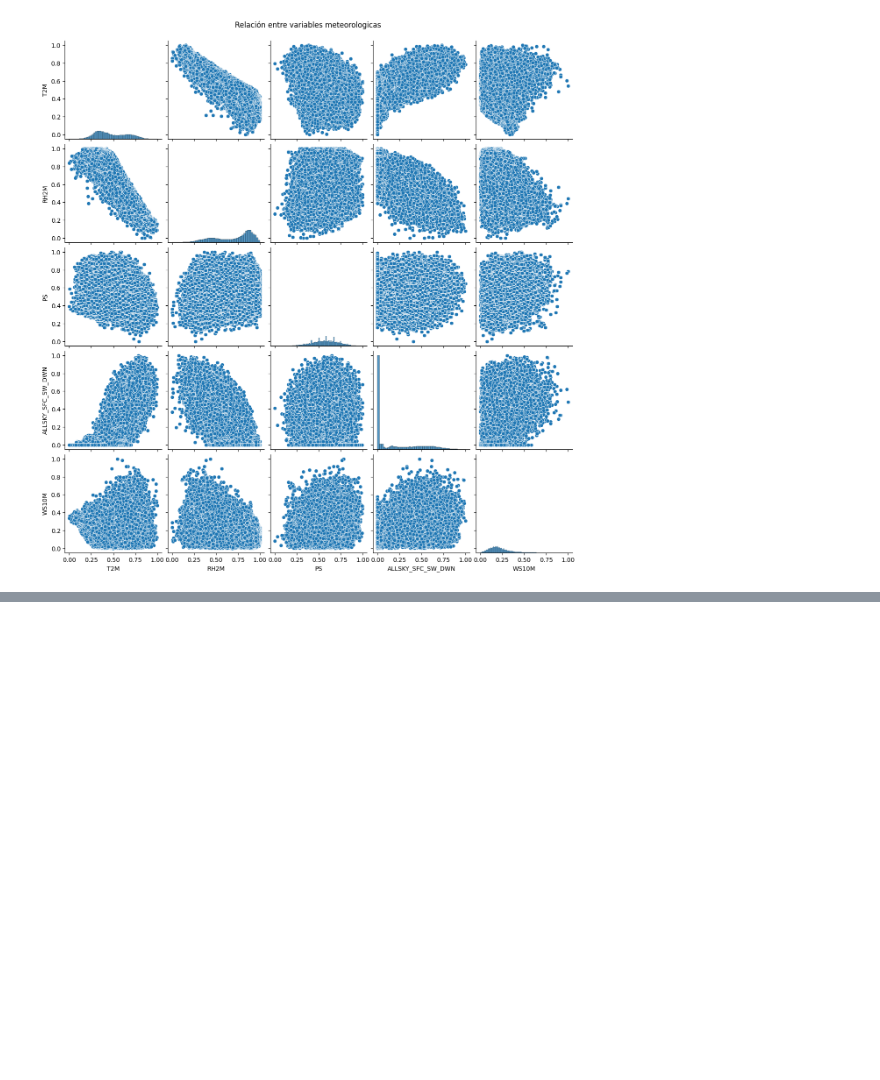
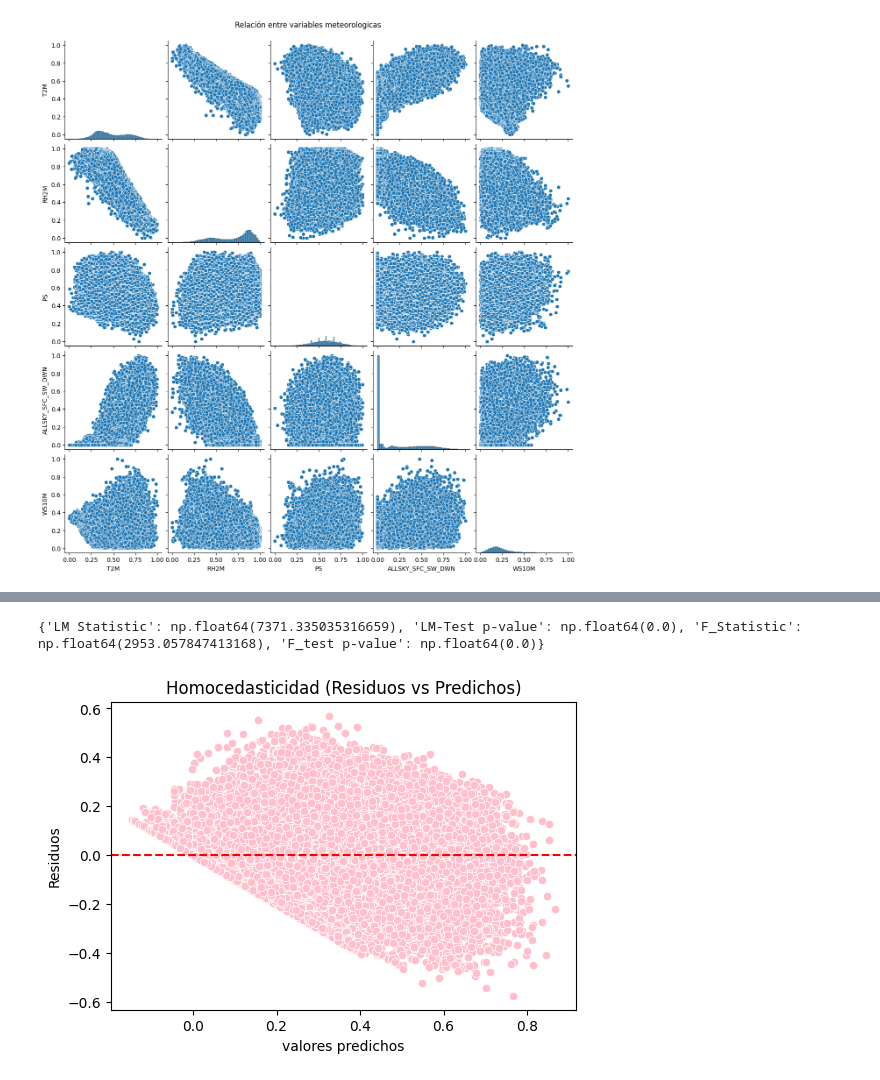
Before and after one commit to Yorbey/Pyoyecto-Ciencia-de-Datos, a Jupyter notebook: Proyecto_Clase_Ciencia_Datos_Ibero.ipynb, the cells around one changed output, grey strips where cells are left out. Cells and saved outputs as stored; diff of their text form; code cells hidden in the pictures; blank space fills up the shorter version.

```diff
--- a/Proyecto_Clase_Ciencia_Datos_Ibero.ipynb
+++ b/Proyecto_Clase_Ciencia_Datos_Ibero.ipynb
@@ -445,0 +514,19 @@ plt.show()
+# %%
+#Supesto 3: Homocedasticidad
+#Residuos = diferencia entre el valor real y valor predicho
+
+bp_test = het_breuschpagan(modelo.resid, x_const)
+labels = ['LM Statistic', 'LM-Test p-value', 'F_Statistic', 'F_test p-value']
+print(dict(zip(labels, bp_test)))
+
+#Grafica de residuos vs predichos
+plt.figure(figsize=(6,4))
+sns.scatterplot(x=y_pred, y = modelo.resid, color='pink')
+plt.axhline(0, color='red', linestyle='--')
+plt.xlabel('valores predichos')
+plt.ylabel('Residuos')
+plt.title('Homocedasticidad (Residuos vs Predichos)')
+plt.show()
+# %% [output]
+{'LM Statistic': np.float64(7371.335035316659), 'LM-Test p-value': np.float64(0.0), 'F_Statistic': np.float64(2953.057847413168), 'F_test p-value': np.float64(0.0)}
+[figure, added]
```
Also changed, not shown: parts of 8 cells of this notebook.
